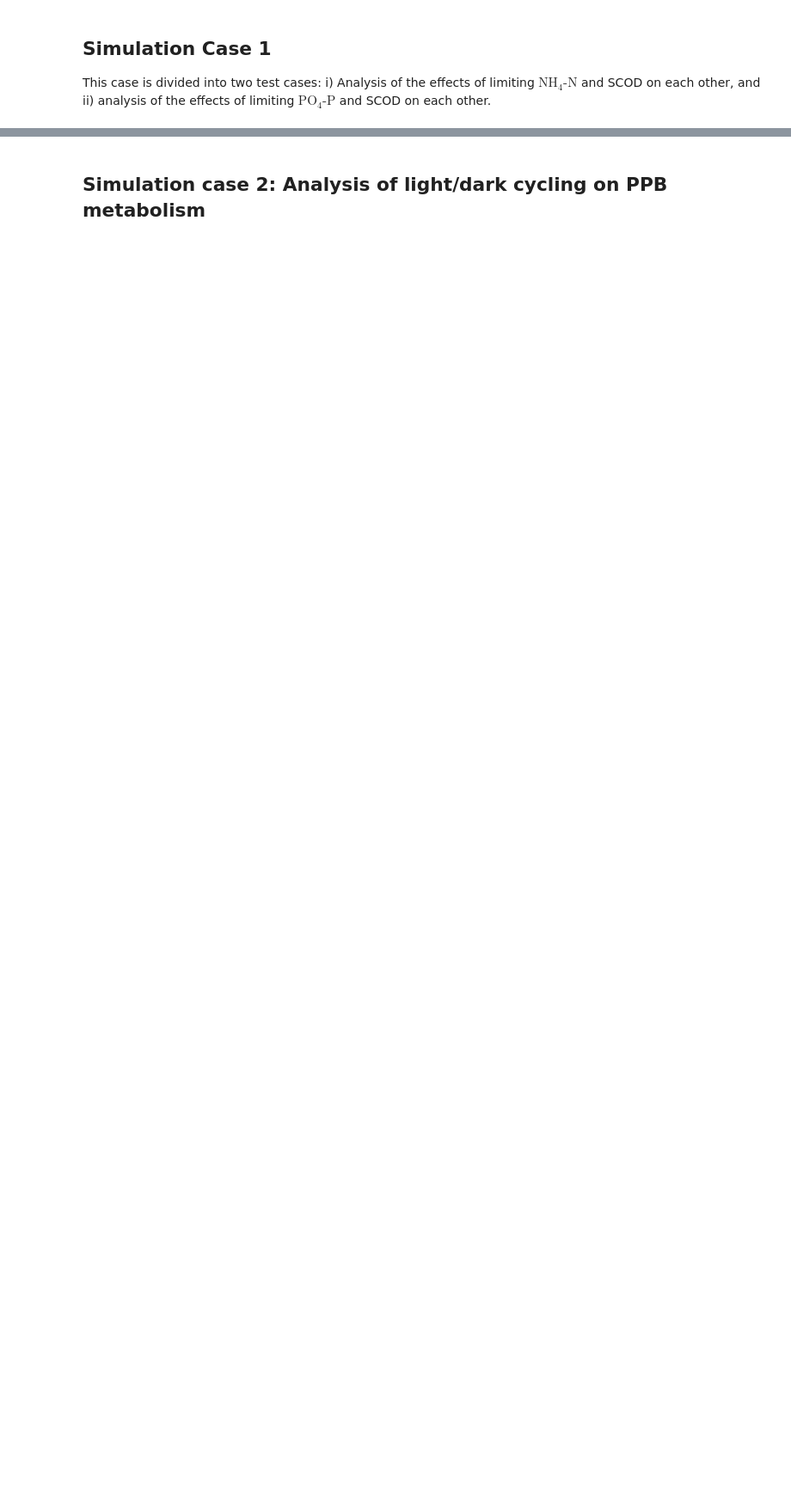
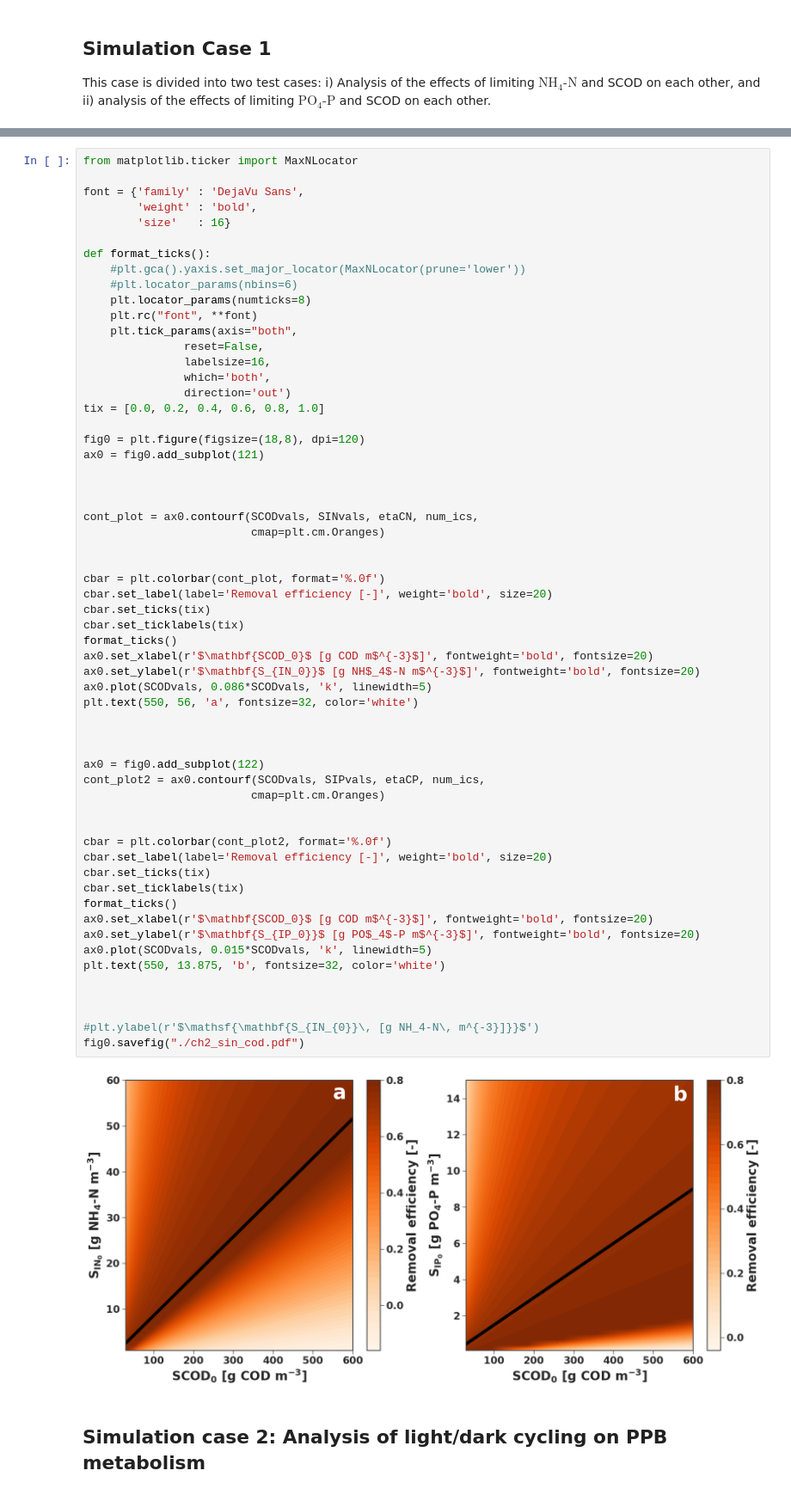
Before and after one commit to EdMBarry/EdBarry_PhDThesis, a Jupyter notebook: Chap2/simulations/PAM1_Batch_Continuous_Simulations.ipynb, the cells around one changed output, grey strips where cells are left out. Shown at 86% size. Saved outputs shown, nothing was run; the diff lists cells and outputs as text; blank space fills up the shorter version.

Commit message:
added cod-n-p contour simulations

```diff
--- a/Chap2/simulations/PAM1_Batch_Continuous_Simulations.ipynb
+++ b/Chap2/simulations/PAM1_Batch_Continuous_Simulations.ipynb
@@ -19,3 +124,64 @@ This case is divided into two test cases: i) Analysis of the effects of limiting
+# %%
+from matplotlib.ticker import MaxNLocator
+
+font = {'family' : 'DejaVu Sans',
+        'weight' : 'bold',
+        'size'   : 16}
+
+def format_ticks():
+    #plt.gca().yaxis.set_major_locator(MaxNLocator(prune='lower'))
+    #plt.locator_params(nbins=6)
+    plt.locator_params(numticks=8)
+    plt.rc("font", **font)
+    plt.tick_params(axis="both",
+               reset=False,
+               labelsize=16,
+               which='both',
+               direction='out')
+tix = [0.0, 0.2, 0.4, 0.6, 0.8, 1.0]
+
+fig0 = plt.figure(figsize=(18,8), dpi=120)
+ax0 = fig0.add_subplot(121)
+
+
+
+cont_plot = ax0.contourf(SCODvals, SINvals, etaCN, num_ics,
+                         cmap=plt.cm.Oranges)
+
+
+cbar = plt.colorbar(cont_plot, format='%.0f')
+cbar.set_label(label='Removal efficiency [-]', weight='bold', size=20)
+cbar.set_ticks(tix)
+cbar.set_ticklabels(tix)
+format_ticks()
+ax0.set_xlabel(r'$\mathbf{SCOD_0}$ [g COD m$^{-3}$]', fontweight='bold', fontsize=20)
+ax0.set_ylabel(r'$\mathbf{S_{IN_0}}$ [g NH$_4$-N m$^{-3}$]', fontweight='bold', fontsize=20)
+ax0.plot(SCODvals, 0.086*SCODvals, 'k', linewidth=5)
+plt.text(550, 56, 'a', fontsize=32, color='white')
+
+
+
+ax0 = fig0.add_subplot(122)
+cont_plot2 = ax0.contourf(SCODvals, SIPvals, etaCP, num_ics,
+                         cmap=plt.cm.Oranges)
+
+
+cbar = plt.colorbar(cont_plot2, format='%.0f')
+cbar.set_label(label='Removal efficiency [-]', weight='bold', size=20)
+cbar.set_ticks(tix)
+cbar.set_ticklabels(tix)
+format_ticks()
+ax0.set_xlabel(r'$\mathbf{SCOD_0}$ [g COD m$^{-3}$]', fontweight='bold', fontsize=20)
+ax0.set_ylabel(r'$\mathbf{S_{IP_0}}$ [g PO$_4$-P m$^{-3}$]', fontweight='bold', fontsize=20)
+ax0.plot(SCODvals, 0.015*SCODvals, 'k', linewidth=5)
+plt.text(550, 13.875, 'b', fontsize=32, color='white')
+
+
+
+#plt.ylabel(r'$\mathsf{\mathbf{S_{IN_{0}}\, [g NH_4-N\, m^{-3}]}}$')
+fig0.savefig("./ch2_sin_cod.pdf")
+# %% [output]
+[figure, added]
 # %% [markdown]
 ## Simulation case 2: Analysis of light/dark cycling on PPB metabolism
 # %%
```
Also changed, not shown: parts of 8 cells of this notebook, 3 other files.
